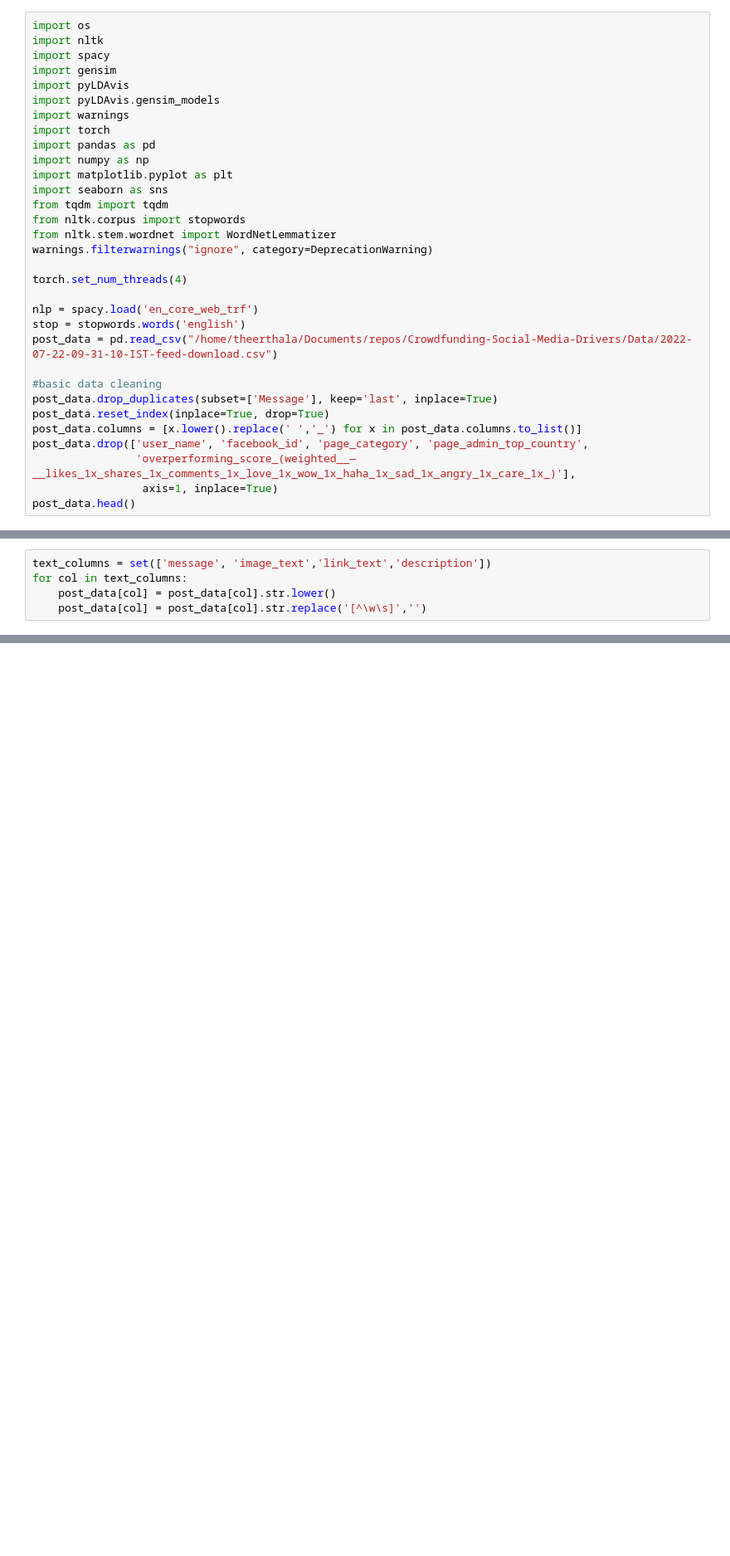
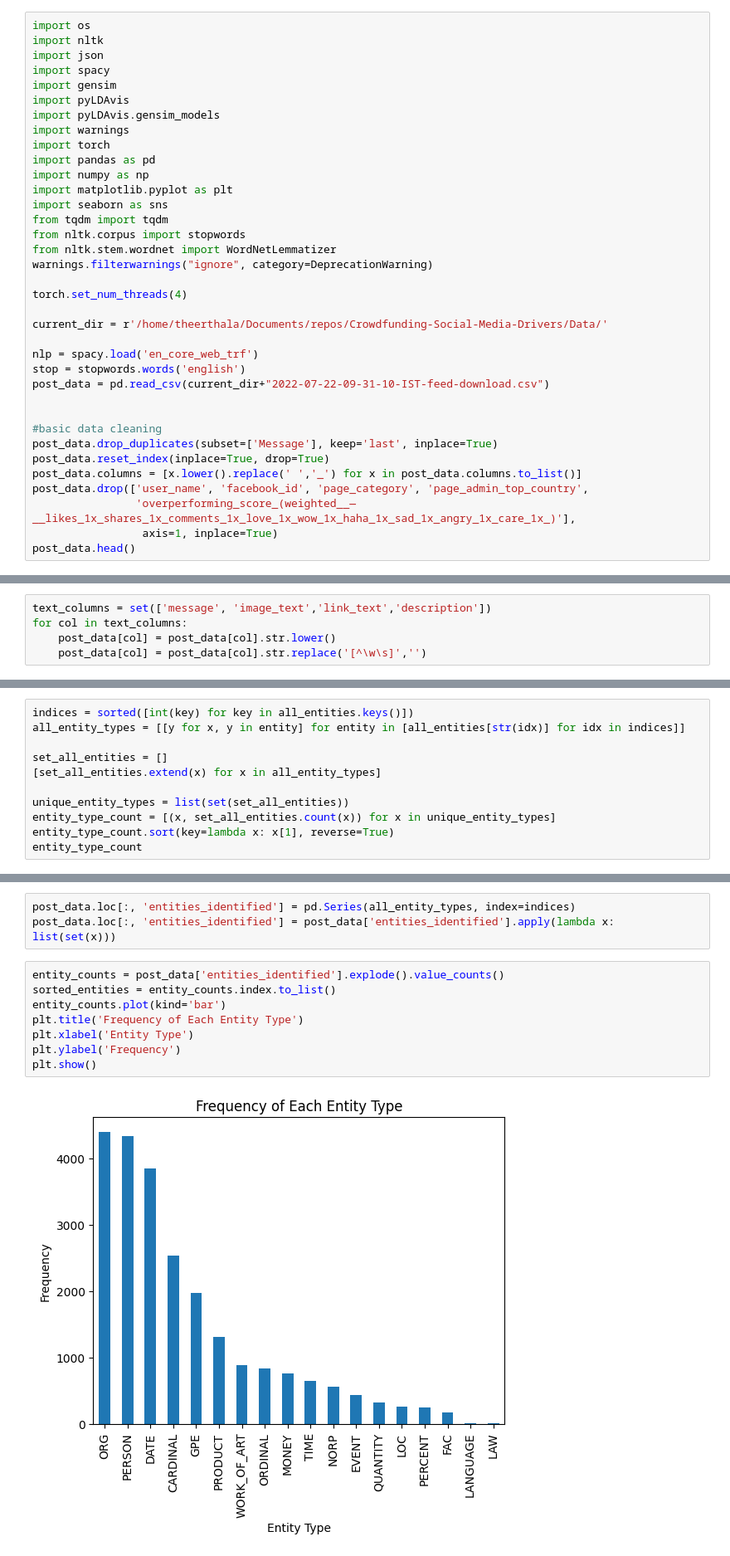
Before and after one commit to Akhil-Theerthala/Crowdfunding-Social-Media-Drivers, a Jupyter notebook: Data/initial_data_processing.ipynb, the cells around one changed output, grey strips where cells are left out. Shown: that part at 83% size. Cells and saved outputs as stored; diff of their text form; blank space fills up the shorter version.

Commit message:
added entity_types as features.

```diff
--- a/Data/initial_data_processing.ipynb
+++ b/Data/initial_data_processing.ipynb
@@ -1,6 +5,7 @@
 # %%
 import os
 import nltk
+import json
 import spacy
 import gensim
 import pyLDAvis
@@ -18,9 +23,12 @@ warnings.filterwarnings("ignore", category=DeprecationWarning)
 
 torch.set_num_threads(4)
 
+current_dir = r'/home/theerthala/Documents/repos/Crowdfunding-Social-Media-Drivers/Data/'
+
 nlp = spacy.load('en_core_web_trf')
 stop = stopwords.words('english')
-post_data = pd.read_csv("/home/theerthala/Documents/repos/Crowdfunding-Social-Media-Drivers/Data/2022-07-22-09-31-10-IST-feed-download.csv")
+post_data = pd.read_csv(current_dir+"2022-07-22-09-31-10-IST-feed-download.csv")
+
 
 #basic data cleaning
 post_data.drop_duplicates(subset=['Message'], keep='last', inplace=True)
@@ -80,0 +105,11 @@ KeyboardInterrupt:
+# %%
+indices = sorted([int(key) for key in all_entities.keys()])
+all_entity_types = [[y for x, y in entity] for entity in [all_entities[str(idx)] for idx in indices]]
+
+set_all_entities = []
+[set_all_entities.extend(x) for x in all_entity_types]
+
+unique_entity_types = list(set(set_all_entities))
+entity_type_count = [(x, set_all_entities.count(x)) for x in unique_entity_types]
+entity_type_count.sort(key=lambda x: x[1], reverse=True)
+entity_type_count
@@ -80,0 +135,13 @@ KeyboardInterrupt:
+# %%
+post_data.loc[:, 'entities_identified'] = pd.Series(all_entity_types, index=indices)
+post_data.loc[:, 'entities_identified'] = post_data['entities_identified'].apply(lambda x: list(set(x)))
+# %%
+entity_counts = post_data['entities_identified'].explode().value_counts()
+sorted_entities = entity_counts.index.to_list()
+entity_counts.plot(kind='bar')
+plt.title('Frequency of Each Entity Type')
+plt.xlabel('Entity Type')
+plt.ylabel('Frequency')
+plt.show()
+# %% [output]
+[figure, added]
```
Also changed, not shown: parts of 4 cells of this notebook, 3 other files.
